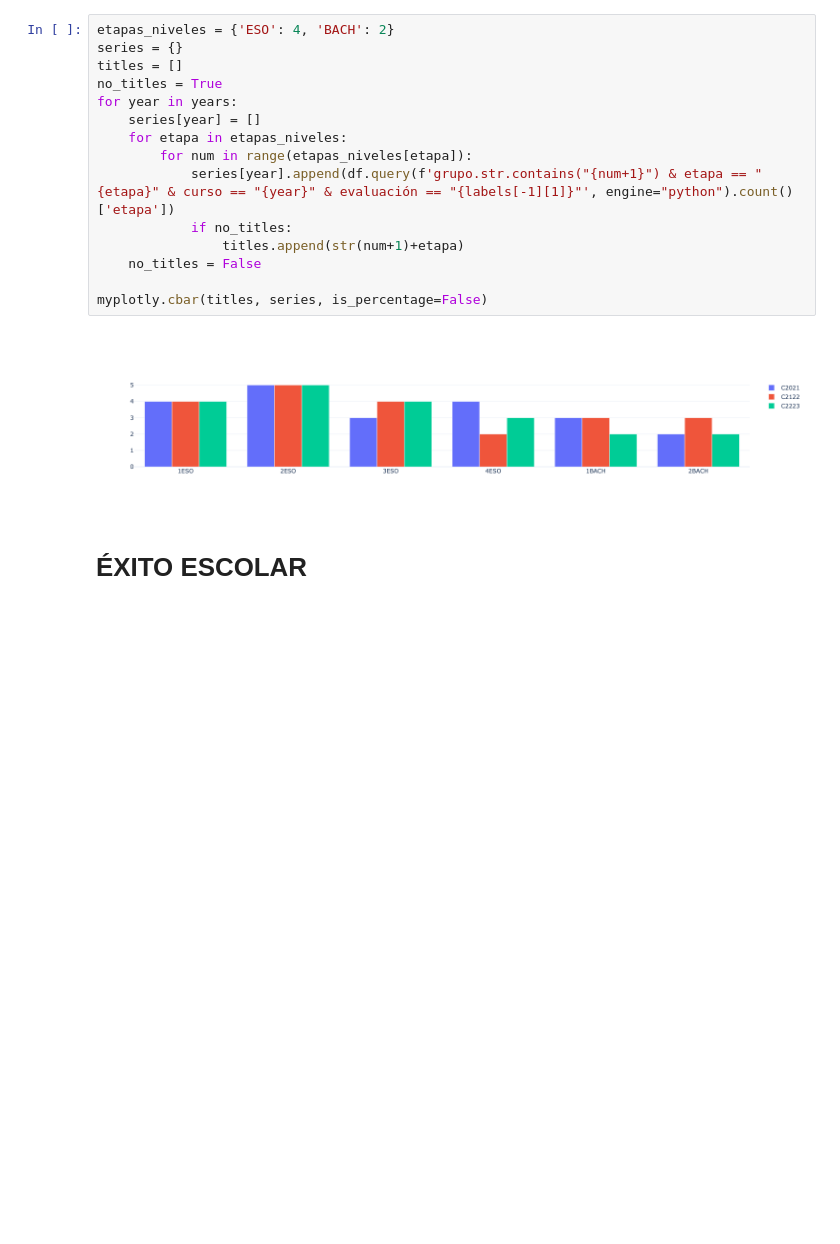
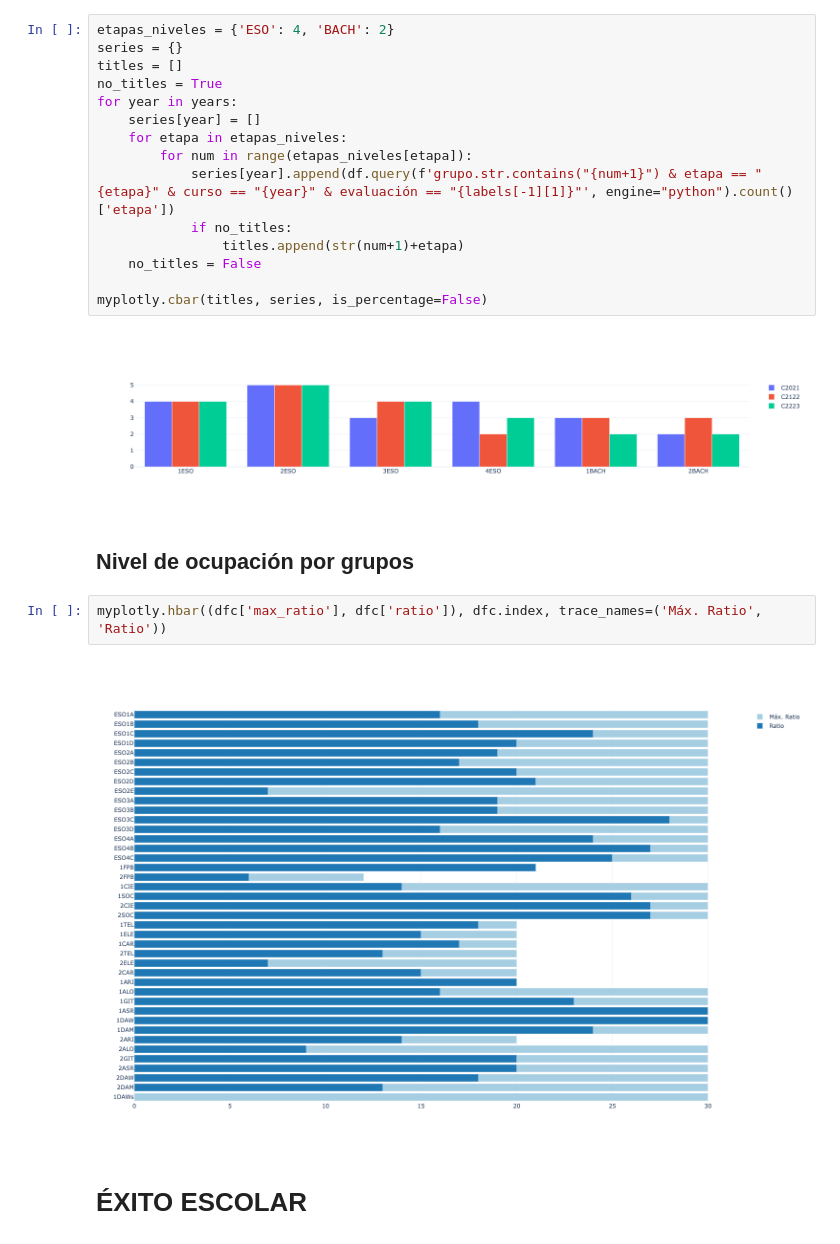
Before and after one commit to iespuertodelacruz/analitica, a Jupyter notebook: notebooks/C2223/E1.ipynb, the cells around one changed output. Cells and saved outputs as stored; diff of their text form; blank space fills up the shorter version.

Commit message:
Add chart for groups completion

```diff
--- a/notebooks/C2223/E1.ipynb
+++ b/notebooks/C2223/E1.ipynb
@@ -185,6 +185,12 @@ for year in years:
 myplotly.cbar(titles, series, is_percentage=False)
 # %% [output]
 [figure]
+# %% [markdown]
+## Nivel de ocupación por grupos
+# %%
+myplotly.hbar((dfc['max_ratio'], dfc['ratio']), dfc.index, trace_names=('Máx. Ratio', 'Ratio'))
+# %% [output]
+[figure, added]
 # %% [markdown]
 # ÉXITO ESCOLAR
 # %% [markdown]
```
Also changed, not shown: 1 other file.
